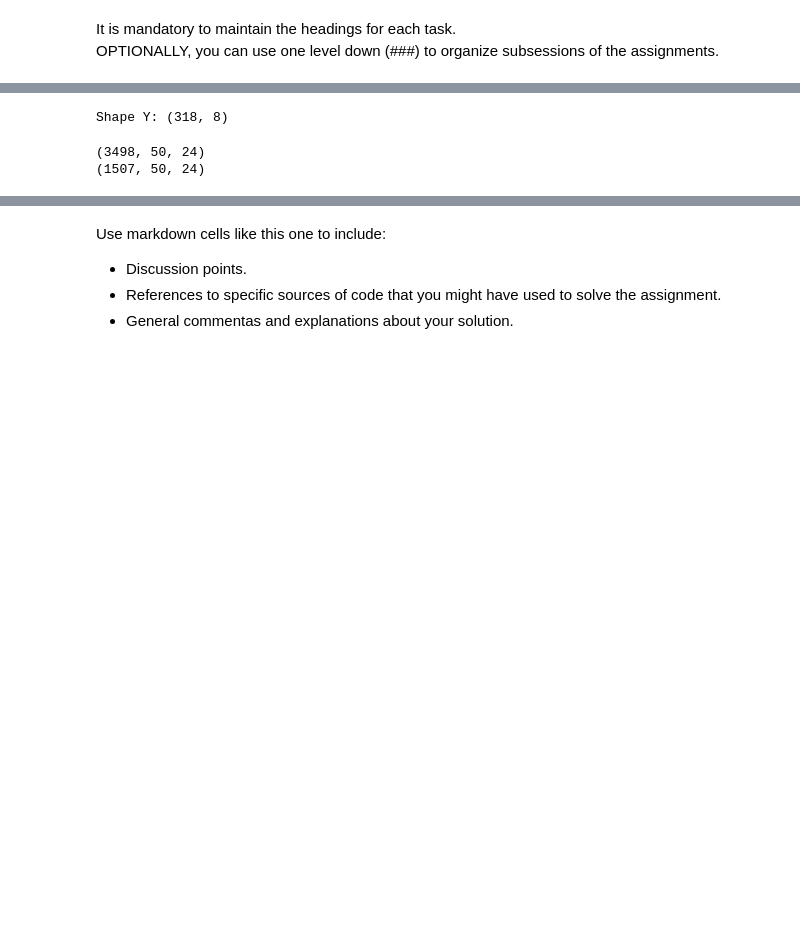
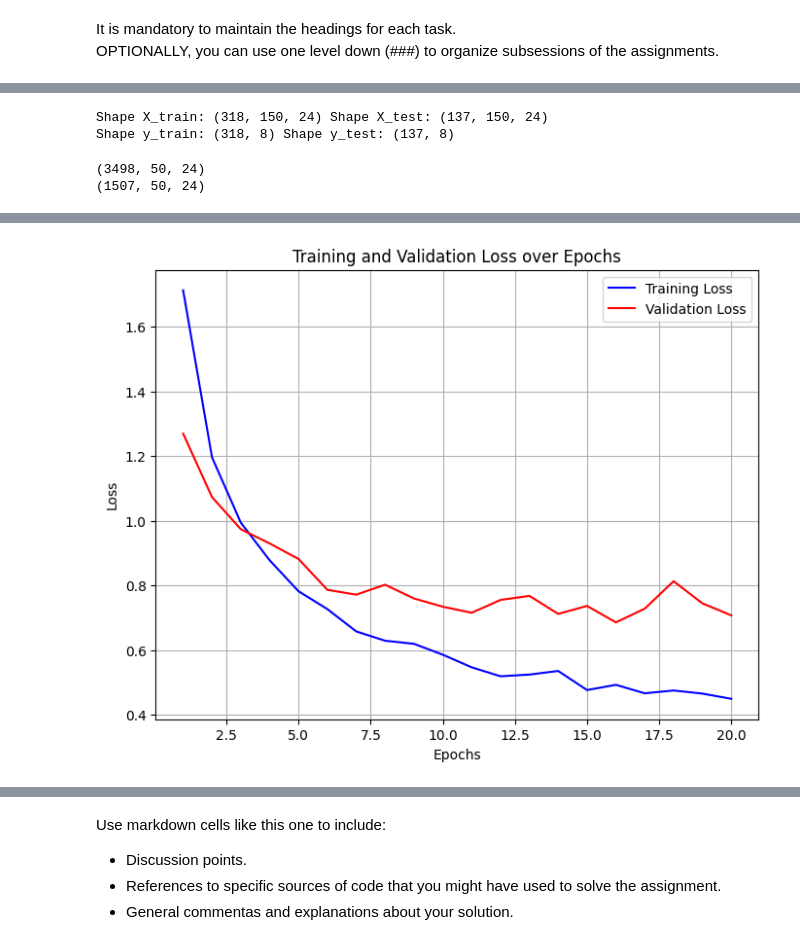
Before and after one commit to linahagberg/Assignment_4_Lina_Ella, a Jupyter notebook: Lina_Ella__assingment4.ipynb, the cells around one changed output, grey strips where cells are left out. Saved outputs shown, nothing was run; the diff lists cells and outputs as text; code cells hidden in the pictures; blank space fills up the shorter version.

```diff
--- a/Lina_Ella__assingment4.ipynb
+++ b/Lina_Ella__assingment4.ipynb
@@ -414,4 +471,0 @@ Shape X: (318, 150, 24)
-# %%
-print(f'Shape Y: {y_train.shape}')
-# %% [output]
-Shape Y: (318, 8)
@@ -418 +476,8 @@ Shape Y: (318, 8)
+# %%
+X_train, X_test, y_train, y_test, y_encoder = get_test_train(X_normalized_bbox,Y_numpy)
+print(f"Shape X_train: {X_train.shape} Shape X_test: {X_test.shape}")  # Should be (318, 150, 26) , (137, 150, 24)
+print(f"Shape y_train: {y_train.shape} Shape y_test: {y_test.shape}")  # Should be (318,8) ,  (137, 8)
+# %% [output]
+Shape X_train: (318, 150, 24) Shape X_test: (137, 150, 24)
+Shape y_train: (318, 8) Shape y_test: (137, 8)
 # %%
@@ -497,51 +546,15 @@ from tensorflow.keras.layers import Conv1D, MaxPooling1D, Flatten, BatchNormaliz
 from tensorflow.keras.regularizers import l2
 import pandas as pd
 
-
 # Skapa en instans av modellen
 model = CustomModel()
-
-
 
 # Compile model
 optimizer = Adam(learning_rate=0.0005, clipnorm=1.0)
 model.compile(optimizer=optimizer, loss='categorical_crossentropy', metrics=['accuracy'])
 
-# Callbacks
-early_stop = EarlyStopping(monitor='val_loss', patience=4, restore_best_weights=True)
-lr_scheduler = ReduceLROnPlateau(monitor='val_loss', factor=0.5, patience=4, min_lr=1e-5, verbose=1)
+epochs = 40
+batch_size = 64
 
-# Train model
-history = model.fit(
-    X_train_sliding, y_train_sliding,
-    epochs=30,
-    batch_size=64,
-    validation_data=(X_test_sliding, y_test_sliding),
-    callbacks=[early_stop, lr_scheduler]
-)
-
-# Evaluate the model
-loss, accuracy = model.evaluate(X_test_sliding, y_test_sliding)
-
-# Print results
-print(f"Test Loss: {loss:.4f}")
-print(f"Test Accuracy: {accuracy*100:.2f}")
-
-
-# === Compare training and validation loss ===
-
-# Extract loss and validation loss from training history
-train_loss = history.history['loss']
-val_loss = history.history['val_loss']
-epochs = range(1, len(train_loss) + 1)
-
-# Plot training and validation loss
-plt.figure(figsize=(8, 6))
-plt.plot(epochs, train_loss, 'b-', label='Training Loss')
-plt.plot(epochs, val_loss, 'r-', label='Validation Loss')
-plt.xlabel('Epochs')
-plt.ylabel('Loss')
-plt.title('Training and Validation Loss over Epochs')
-plt.legend()
-plt.grid(True)
-plt.show()
+loss, accuracy = train_model(model,epochs,batch_size, X_train_sliding, y_train_sliding,X_test_sliding, y_test_sliding)
+# %% [output]
@@ -548,3 +578,4 @@ plt.show()
+[figure, added]
 # %%
 from sklearn.metrics import classification_report
 import numpy as np
```
Also changed, not shown: parts of 27 cells of this notebook.
